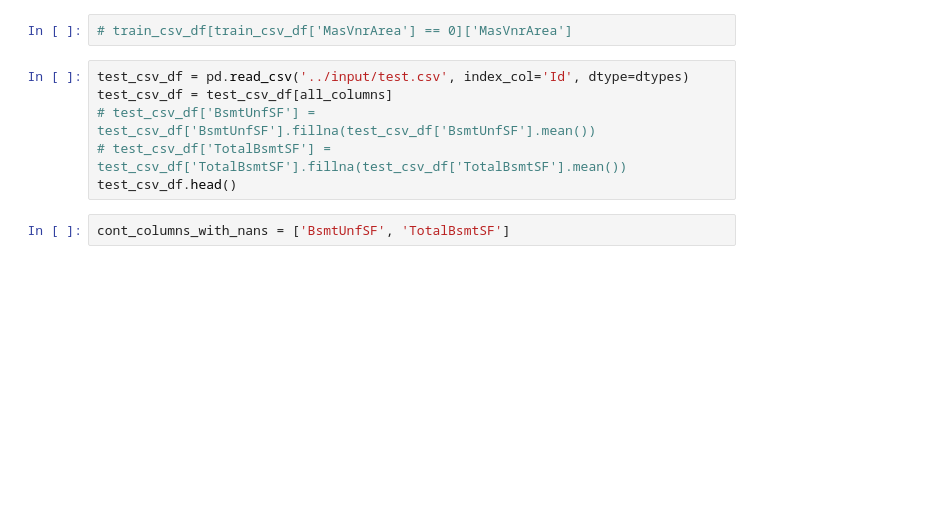
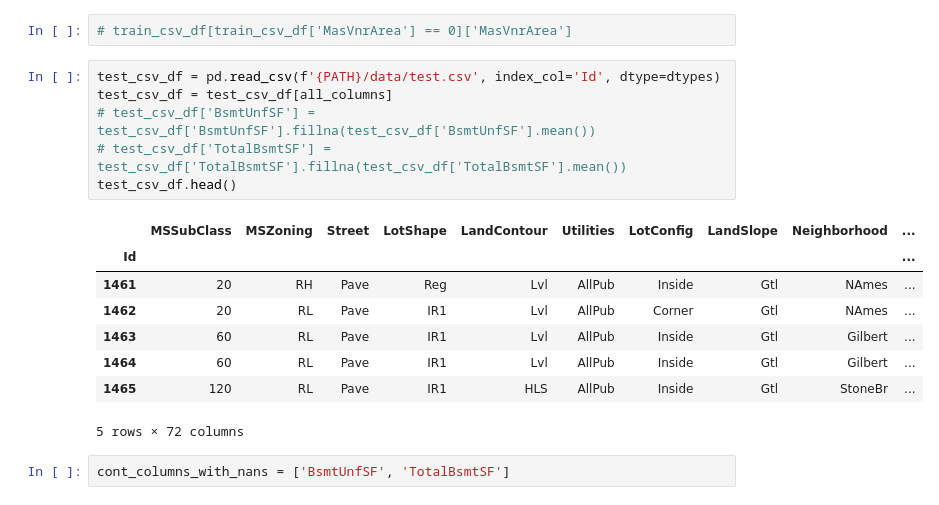
Before and after one commit to Barteus/kaggles, a Jupyter notebook: houses/houses-nn.ipynb, the cells around one changed output. Drawn from its saved outputs; the diff is of its cells as text; blank space fills up the shorter version.

```diff
--- a/houses/houses-nn.ipynb
+++ b/houses/houses-nn.ipynb
@@ -52,11 +90,20 @@ train_csv_df.info()
 # %%
 # train_csv_df[train_csv_df['MasVnrArea'] == 0]['MasVnrArea']
 # %%
-test_csv_df = pd.read_csv('../input/test.csv', index_col='Id', dtype=dtypes)
+test_csv_df = pd.read_csv(f'{PATH}/data/test.csv', index_col='Id', dtype=dtypes)
 test_csv_df = test_csv_df[all_columns]
 # test_csv_df['BsmtUnfSF'] = test_csv_df['BsmtUnfSF'].fillna(test_csv_df['BsmtUnfSF'].mean())
 # test_csv_df['TotalBsmtSF'] = test_csv_df['TotalBsmtSF'].fillna(test_csv_df['TotalBsmtSF'].mean())
 test_csv_df.head()
+# %% [output]
+|  | MSSubClass | MSZoning | Street | LotShape | LandContour | Utilities | LotConfig | LandSlope | Neighborhood | ... |
+| Id |  |  |  |  |  |  |  |  |  | ... |
+| 1461 | 20 | RH | Pave | Reg | Lvl | AllPub | Inside | Gtl | NAmes | ... |
+| 1462 | 20 | RL | Pave | IR1 | Lvl | AllPub | Corner | Gtl | NAmes | ... |
+| 1463 | 60 | RL | Pave | IR1 | Lvl | AllPub | Inside | Gtl | Gilbert | ... |
+| 1464 | 60 | RL | Pave | IR1 | Lvl | AllPub | Inside | Gtl | Gilbert | ... |
+| 1465 | 120 | RL | Pave | IR1 | HLS | AllPub | Inside | Gtl | StoneBr | ... |
+5 rows × 72 columns
 # %%
 cont_columns_with_nans = ['BsmtUnfSF', 'TotalBsmtSF']
 # %%
```
Also changed, not shown: parts of 15 cells of this notebook.
